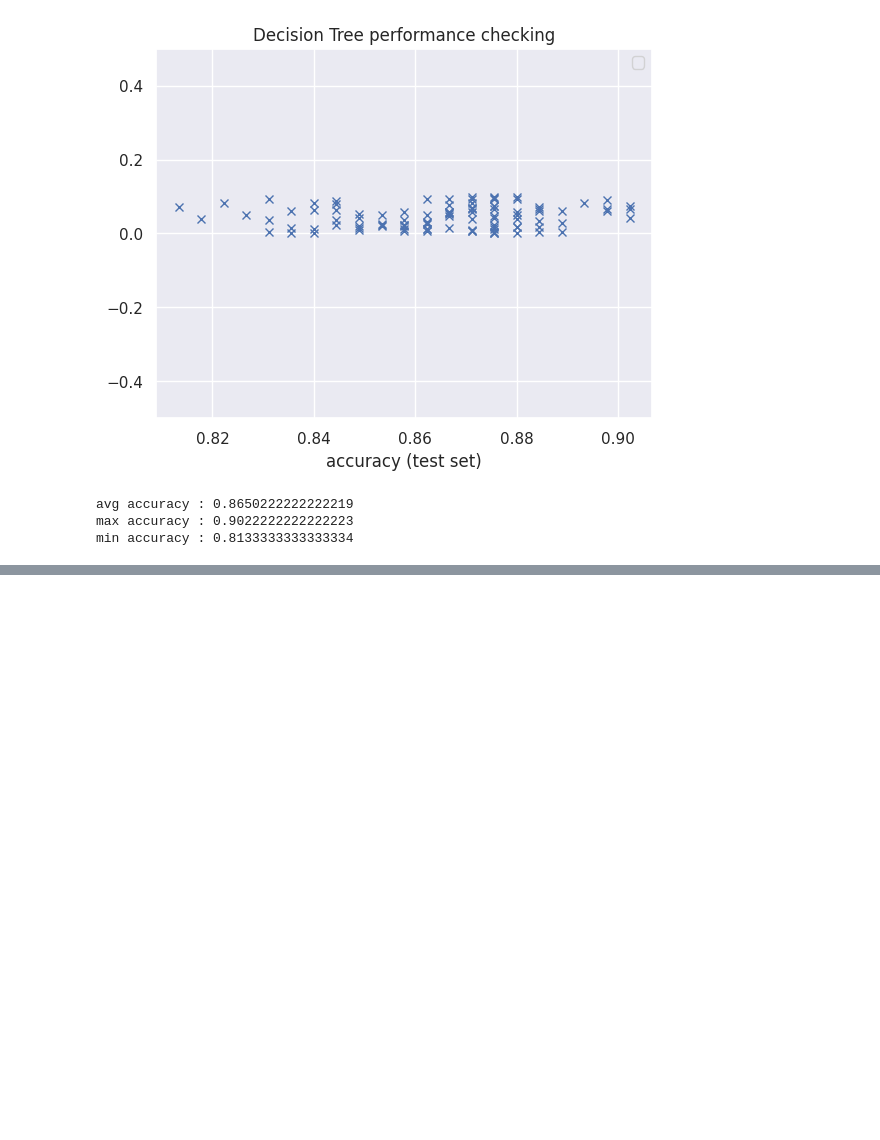
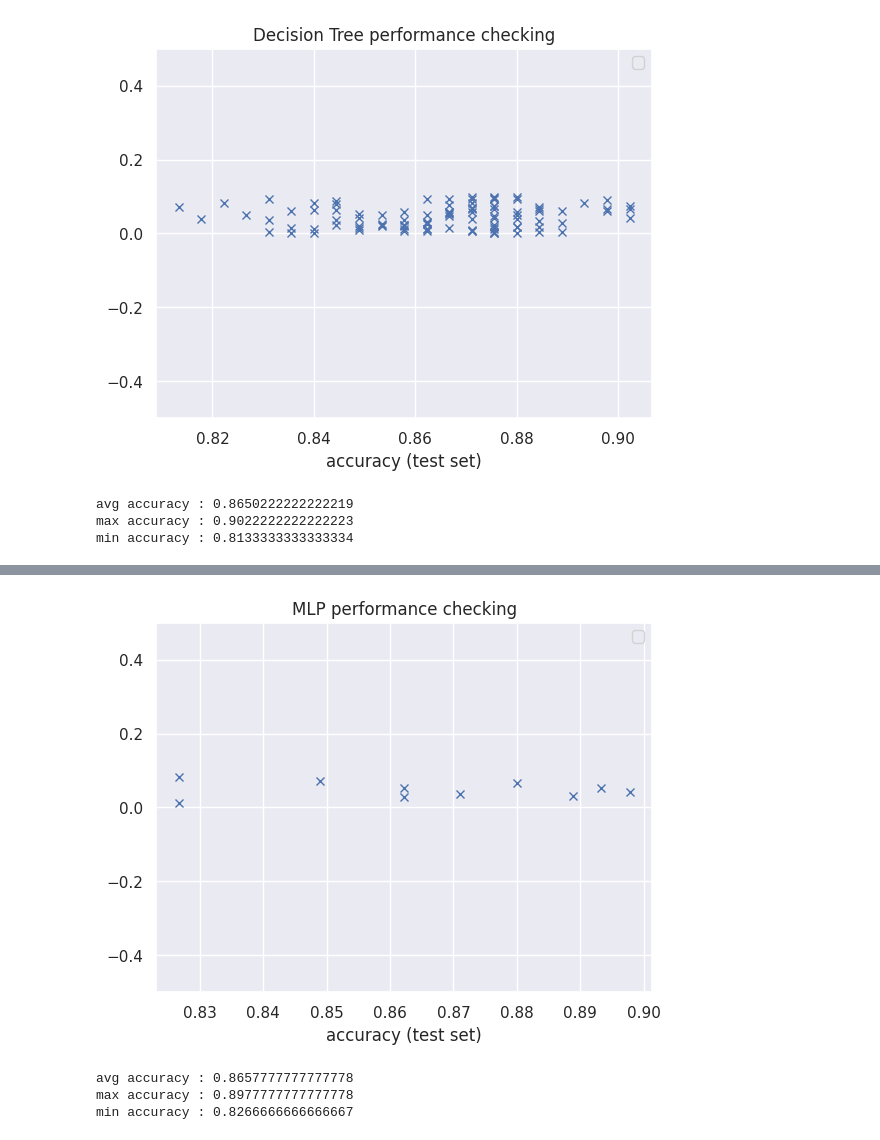
Before and after one commit to KnightChaser/ML-challenge, a Jupyter notebook: EX_challenging_problems/02_raisin_classification/raisin_classification_factory.ipynb, the cells around one changed output, grey strips where cells are left out. Cells and saved outputs as stored; diff of their text form; code cells hidden in the pictures; blank space fills up the shorter version.

```diff
--- a/EX_challenging_problems/02_raisin_classification/raisin_classification_factory.ipynb
+++ b/EX_challenging_problems/02_raisin_classification/raisin_classification_factory.ipynb
@@ -295,0 +308,37 @@ plt.show()
+# %%
+# Neural Network
+from sklearn.neural_network import MLPClassifier
+
+def experiment_mlp(random_state):
+  # mix
+  train_input, test_input, train_target, test_target = train_test_split(raisin_input, raisin_target)
+  ss = StandardScaler()
+  ss.fit(train_input)
+  train_scaled = ss.transform(train_input)
+  test_scaled  = ss.transform(test_input)
+
+  mlp_model = MLPClassifier(random_state = random_state)
+  mlp_model.fit(train_scaled, train_target)
+
+  mlp_model_prediction = mlp_model.predict(test_scaled)
+
+  return accuracy_score(test_target, mlp_model_prediction)
+
+accuracy_list = []
+trial = 10
+for _seq in range(trial):
+  accuracy_list.append(experiment_mlp(random_state = random.randint(1, 100)))
+
+y_dummy_list = [random.random()/10 for _rand in range(trial)]
+ax = plt.gca()
+ax.set_ylim([-0.5, 0.5])
+plt.plot(accuracy_list, y_dummy_list, 'x')
+plt.xlabel("accuracy (test set)")
+plt.title("MLP performance checking")
+plt.legend()
+plt.show()      # we don't need to take care about Matplotlib artist warning. Just ignore.
+
+print(f"avg accuracy : {sum(accuracy_list) / len(accuracy_list)}")
+print(f"max accuracy : {max(accuracy_list)}")
+print(f"min accuracy : {min(accuracy_list)}")
+# %% [output]
@@ -295,0 +346,4 @@ plt.show()
+[figure, added]
+avg accuracy : 0.8657777777777778
+max accuracy : 0.8977777777777778
+min accuracy : 0.8266666666666667
```
Also changed, not shown: parts of 4 cells of this notebook, 1 other file.
